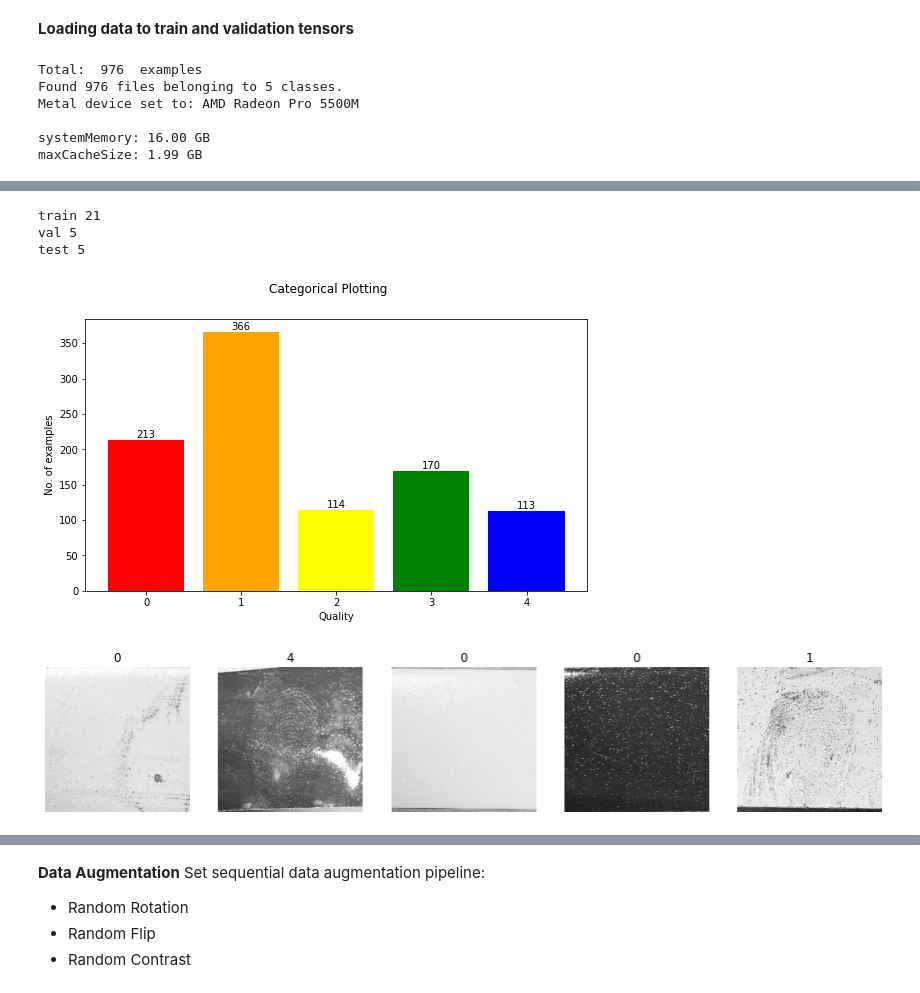
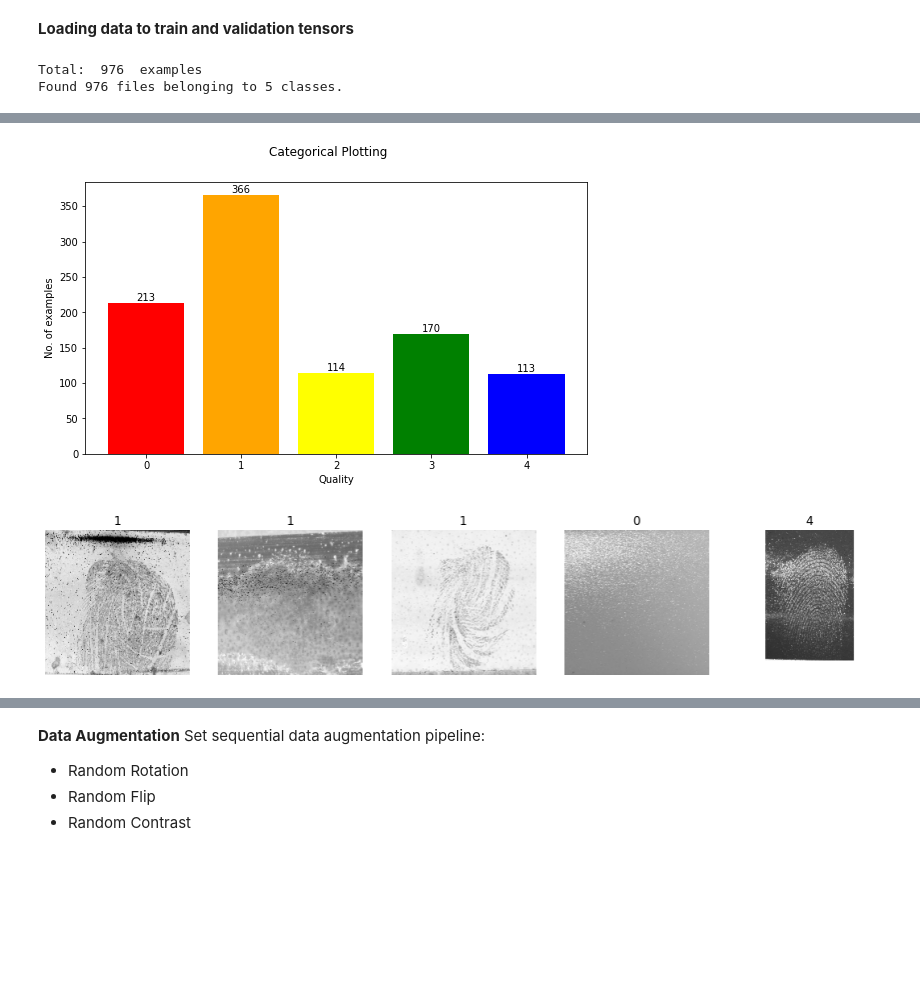
Before and after one commit to KobiAms/FingerprintsQuality, a Jupyter notebook: FP_classification.ipynb, the cells around one changed output, grey strips where cells are left out. Cells and saved outputs as stored; diff of their text form; code cells hidden in the pictures; blank space fills up the shorter version.

Commit message:
Split doc, comments, fix

```diff
--- a/FP_classification.ipynb
+++ b/FP_classification.ipynb
@@ -71,19 +71,8 @@ full_dataset = tf.keras.utils.image_dataset_from_directory(
   label_mode='categorical',
   )
 
-train_size = int(train_split * (DATASET_SIZE/batch_size))
-val_size = int(validation_split * (DATASET_SIZE/batch_size))
-test_size = int(test_split * (DATASET_SIZE/batch_size))
-
-full_dataset = full_dataset.shuffle(seed)
-train_dataset = full_dataset.take(train_size)
-test_dataset = full_dataset.skip(train_size)
-val_dataset = test_dataset.skip(val_size+1)
-test_dataset = test_dataset.take(test_size+1)
-
-
 plt.figure(figsize=(15, 5))
-for images, labels in train_dataset.take(1):
+for images, labels in full_dataset.take(1):
   for i in range(5):
     ax = plt.subplot(1, 5, i + 1)
     plt.imshow(images[i].numpy().astype("uint8"))
@@ -92,7 +81,3 @@ for images, labels in train_dataset.take(1):
 # %% [output]
 Total:  976  examples
 Found 976 files belonging to 5 classes.
-Metal device set to: AMD Radeon Pro 5500M
-
-systemMemory: 16.00 GB
-maxCacheSize: 1.99 GB
@@ -103,5 +84,2 @@ To enable them in other operations, rebuild TensorFlow with the appropriate comp
-train 21
-val 5
-test 5
 [figure]
-[figure, old version]
+[figure, new version]
```
Also changed, not shown: parts of 13 cells of this notebook, 1 other file.
